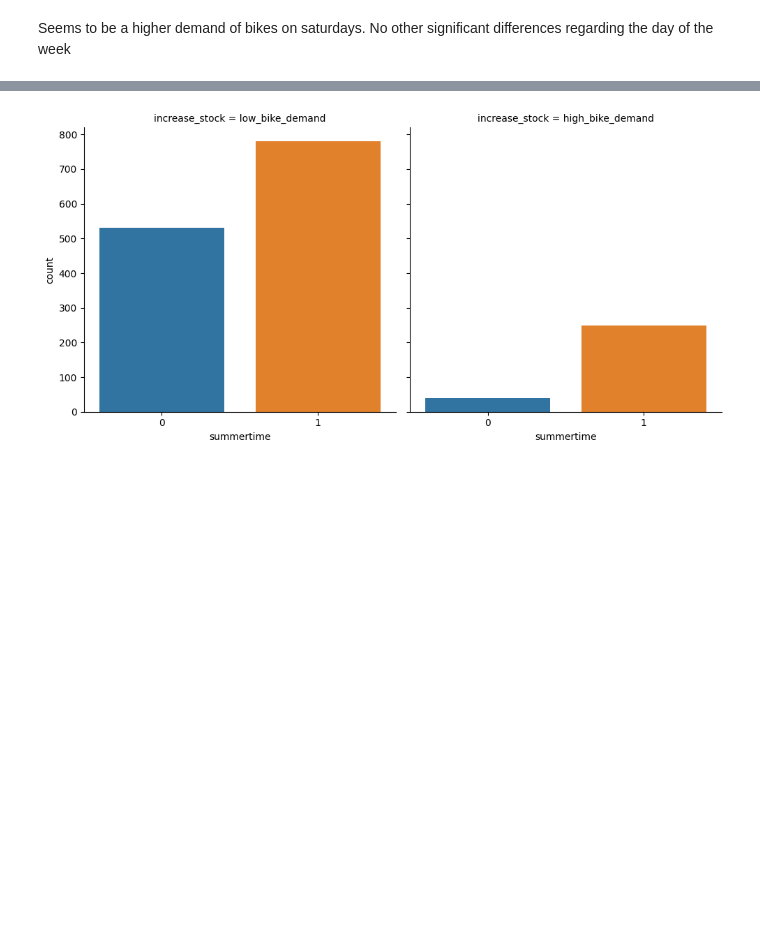
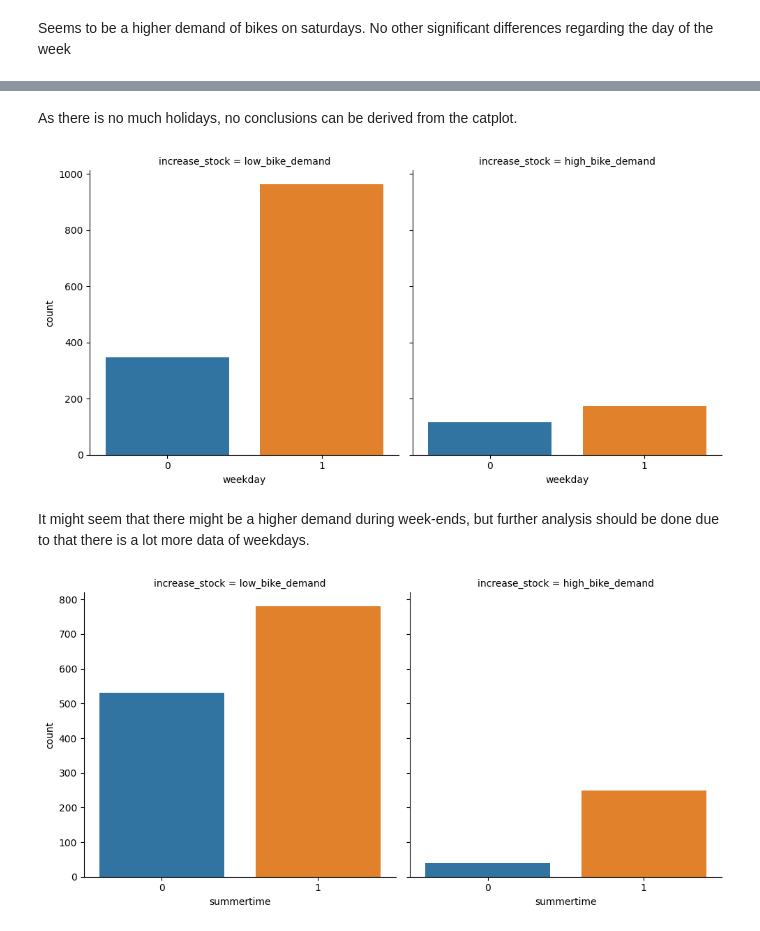
Before and after one commit to AlbertBS2/Predict-Bikes-Availability, a Jupyter notebook: data_analysis.ipynb, the cells around one changed output, grey strips where cells are left out. Cells and saved outputs as stored; diff of their text form; code cells hidden in the pictures; blank space fills up the shorter version.

```diff
--- a/data_analysis.ipynb
+++ b/data_analysis.ipynb
@@ -80 +125,15 @@ Seems to be a higher demand of bikes on saturdays. No other significant differen
+# %% [markdown]
+As there is no much holidays, no conclusions can be derived from the catplot.
+# %%
+# Plot weekday
+sns.catplot(
+    x='weekday',
+    col='increase_stock',
+    kind='count',
+    data=train_data
+);
+# %% [output]
+[figure, added]
+# %% [markdown]
+It might seem that there might be a higher demand during week-ends, but further analysis should be done due to that there is a lot more data of weekdays.
 # %%
```
Also changed, not shown: parts of 12 cells of this notebook.
